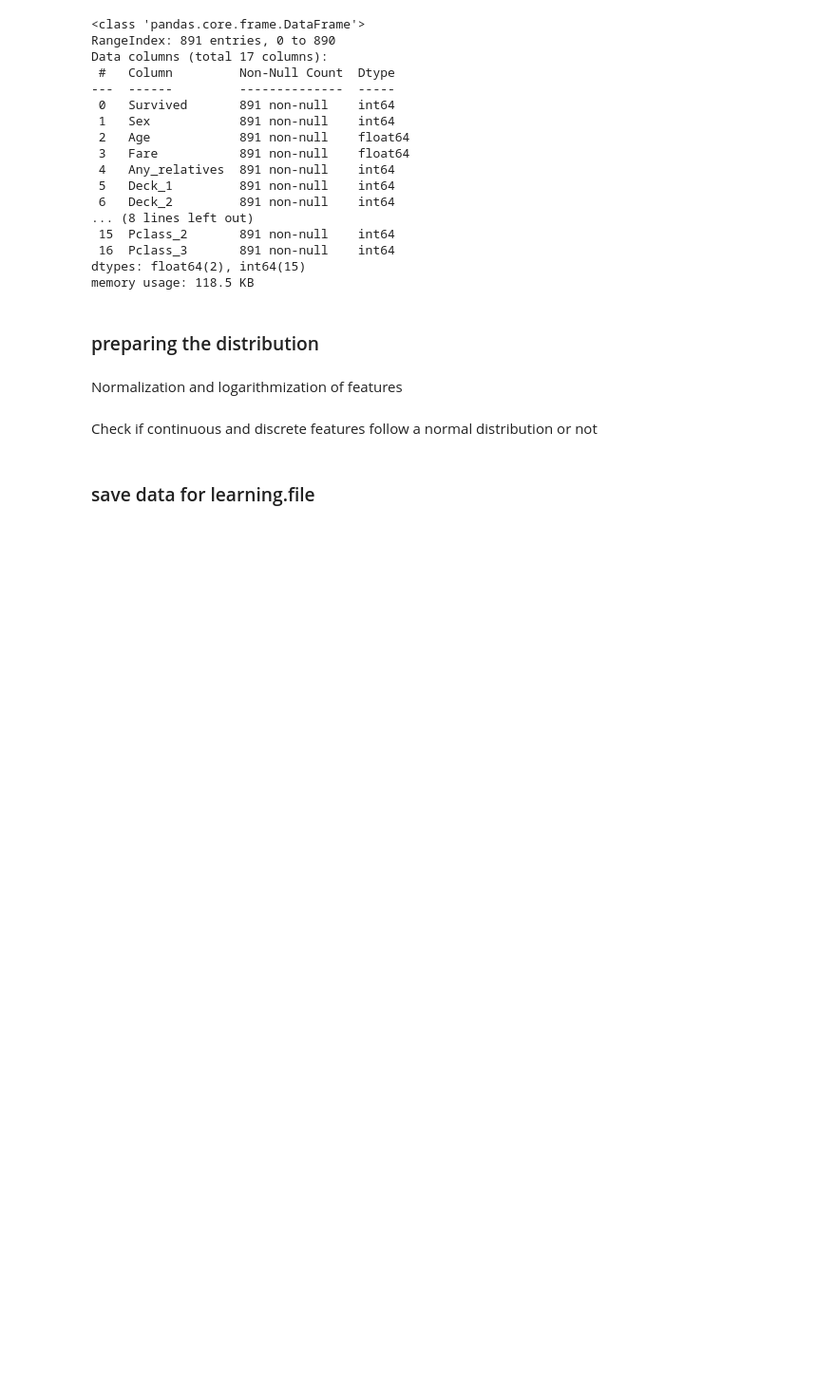
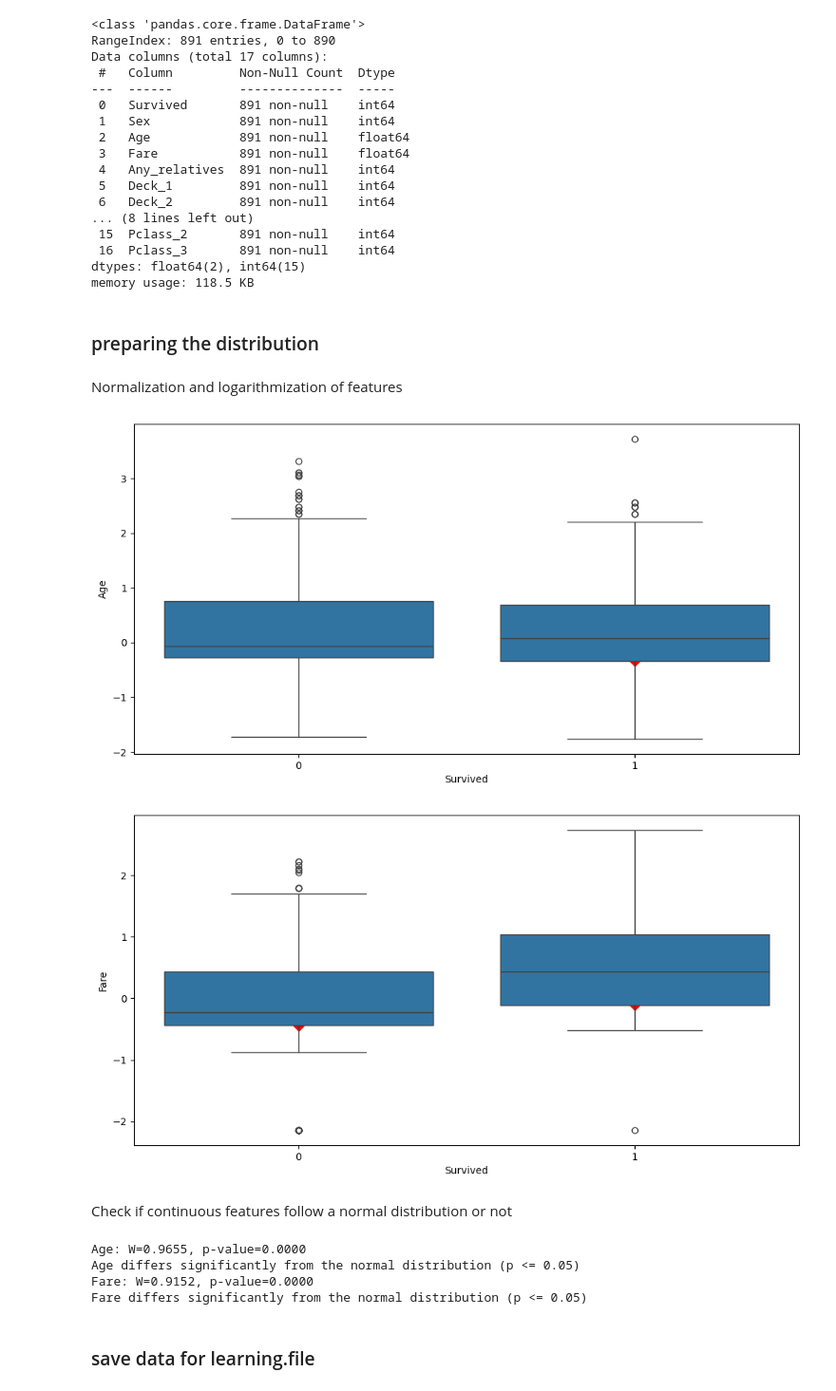
Before and after one commit to UlyanaGru/Kaggle, a Jupyter notebook: Titanic/preproc.ipynb, the cells around one changed output. Shown at 95% size. Saved outputs shown, nothing was run; the diff lists cells and outputs as text; code cells hidden in the pictures; blank space fills up the shorter version.

Commit message:
test Shapiro

```diff
--- a/Titanic/preproc.ipynb
+++ b/Titanic/preproc.ipynb
@@ -449,7 +449,45 @@ train_data['Age'] = scaler_age.fit_transform(train_data[['Age']])
 train_data['Fare'] = np.log1p(train_data['Fare'])
 scaler_fare = RobustScaler()
 train_data['Fare'] = scaler_fare.fit_transform(train_data[['Fare']])
+# %%
+for col in train_data:
+    if str(train_data[col].dtype) in ['int64','float64'] and train_data[col].nunique() > 20:
+        mode = train_data[col].mode()[0]
+        plt.figure(figsize=(12, 6))
+        sns.boxplot(
+            data=train_data,
+            x='Survived',
+            y=col
+        )
+        modes = train_data.groupby('Survived')[col].apply(lambda x: x.mode()[0])
+        for surv_value, mode_val in modes.items():
+            plt.scatter(surv_value, mode_val, color='red', s=100, marker='D')
+        plt.show()
+# %% [output]
+[figure, added]
+[figure, added]
 # %% [markdown]
-Check if continuous and discrete features follow a normal distribution or not
+Check if continuous features follow a normal distribution or not
+# %%
+from scipy.stats import shapiro
+
+stat_age, p_age = shapiro(train_data['Age'])
+print(f"Age: W={stat_age:.4f}, p-value={p_age:.4f}")
+if p_age > 0.05:
+    print("Age can be considered normally distributed (p > 0.05)")
+else:
+    print("Age differs significantly from the normal distribution (p <= 0.05)")
+
+stat_fare, p_fare = shapiro(train_data['Fare'])
+print(f"Fare: W={stat_fare:.4f}, p-value={p_fare:.4f}")
+if p_age > 0.05:
+    print("Fare can be considered normally distributed (p > 0.05)")
+else:
+    print("Fare differs significantly from the normal distribution (p <= 0.05)")
+# %% [output]
+Age: W=0.9655, p-value=0.0000
+Age differs significantly from the normal distribution (p <= 0.05)
+Fare: W=0.9152, p-value=0.0000
+Fare differs significantly from the normal distribution (p <= 0.05)
 # %% [markdown]
 ### save data for learning.file
```
